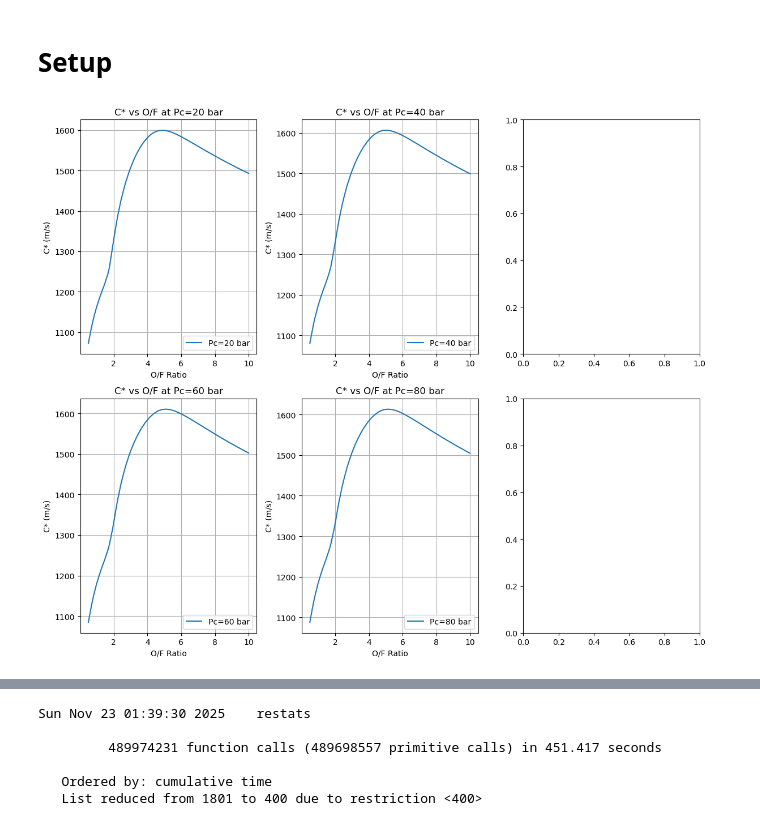
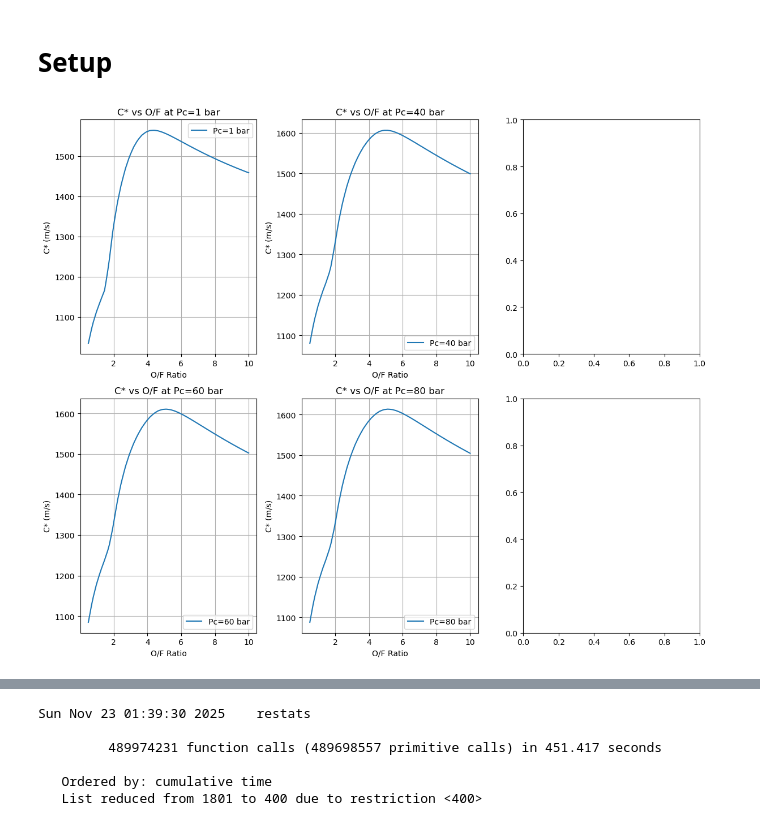
Before and after one commit to LpHiX/FYPTurbine, a Jupyter notebook: plumbingsim.ipynb, the cells around one changed output, grey strips where cells are left out. Cells and saved outputs as stored; diff of their text form; code cells hidden in the pictures.

```diff
--- a/plumbingsim.ipynb
+++ b/plumbingsim.ipynb
@@ -19,7 +19,7 @@ cea = CEA_Obj(
     # fac_CR=self.cr,
     make_debug_prints=False)
 
-chamber_pressures = np.linspace(10, 100, 10)  # in bar
+chamber_pressures = np.linspace(1, 100, 10)  # in bar
 of_ratios = np.linspace(0.5, 10, 40)
 
 # Run two loops to generate data then store in a 2D array
@@ -35,32 +35,32 @@ for i, pc in enumerate(chamber_pressures):
 from scipy.interpolate import RegularGridInterpolator
 interpolator = RegularGridInterpolator(
     (chamber_pressures, of_ratios),
     cstar_data,
     bounds_error=False,
     fill_value=None
 )
 def get_cstar(pc, of):
     return interpolator((pc, of))
 
 # plot 2x2 grid of cstar vs of for different chamber pressures
 import matplotlib.pyplot as plt
 fig, ax = plt.subplots(2, 3, figsize=(12, 10))
-chamber_pressures_to_plot = [20, 40, 60, 80]  # in bar
+chamber_pressures_to_plot = [1, 40, 60, 80]  # in bar
 
 for i, pc in enumerate(chamber_pressures_to_plot):
     row = i // 2
     col = i % 2
     of_ratios_fine = np.linspace(0.5, 10, 100)
     cstar_values = get_cstar(pc, of_ratios_fine)
 
     ax[row, col].plot(of_ratios_fine, cstar_values, label=f'Pc={pc} bar')
     ax[row, col].set_title(f'C* vs O/F at Pc={pc} bar')
     ax[row, col].set_xlabel('O/F Ratio')
     ax[row, col].set_ylabel('C* (m/s)')
     ax[row, col].grid(True)
     ax[row, col].legend()
 
 plt.tight_layout()
 plt.show()
 # %% [output]
-[figure, old version]
+[figure, new version]
```
Also changed, not shown: parts of 1 cell of this notebook, 2 other files.
